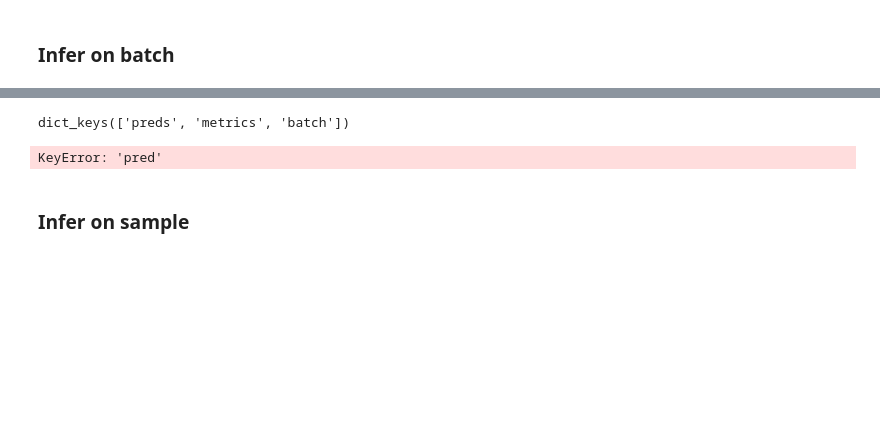
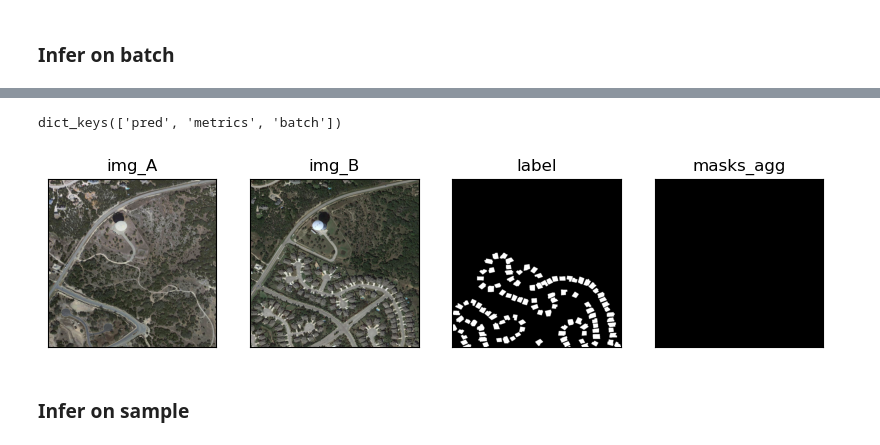
Before and after one commit to brustt/stylo_magique_intership_ign, a Jupyter notebook: notebooks/segment_any_change/inference.ipynb, the cells around one changed output, grey strips where cells are left out. Drawn from its saved outputs; the diff is of its cells as text; code cells hidden in the pictures; blank space fills up the shorter version.

```diff
--- a/notebooks/segment_any_change/inference.ipynb
+++ b/notebooks/segment_any_change/inference.ipynb
@@ -59,7 +59,7 @@ print(params)
 res = partial_inference(params,
     ds_dtype="test",
     dummy=False,
-    indices=np.arange(6),
+    indices=np.arange(2),
     return_batch=True,
     in_metrics=None)
 # %% [output]
@@ -184,12 +104,12 @@ update : classif
 # %%
 res[0].keys()
 # %% [output]
-dict_keys(['preds', 'metrics', 'batch'])
+dict_keys(['pred', 'metrics', 'batch'])
 # %%
 for output in res:
-    show_prediction_sample(output, idx=0)
+    show_prediction_sample(output, idx=1)
 # %% [output]
-KeyError: 'pred'
+[figure, added]
 # %% [markdown]
 ### Infer on sample
 # %%
```
Also changed, not shown: parts of 3 cells of this notebook, 16 other files.
